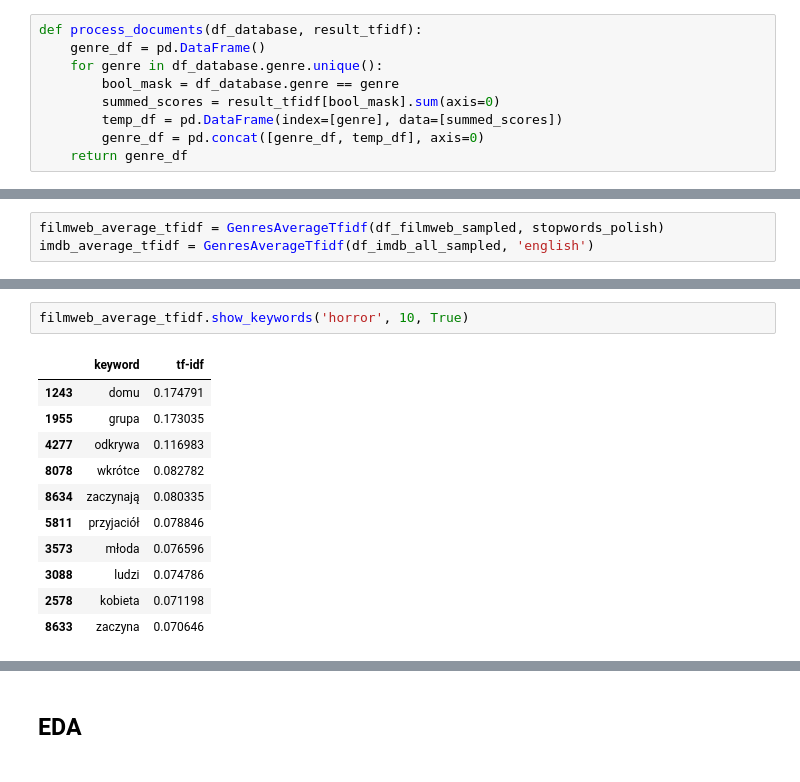
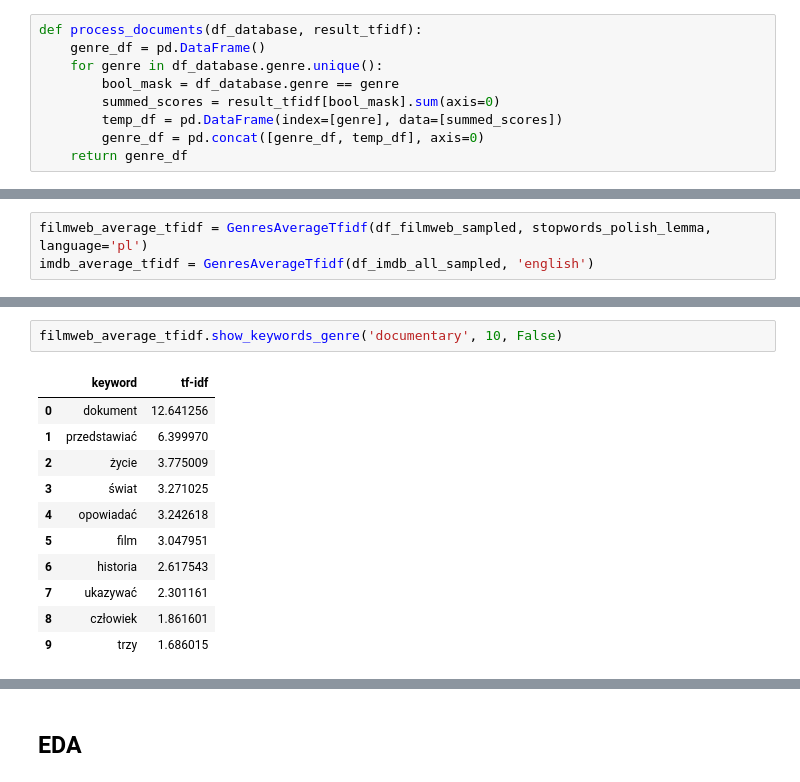
Before and after one commit to HubertRadom/Filmweb-vs-IMDB-Dashboard, a Jupyter notebook: EDA.ipynb, the cells around one changed output, grey strips where cells are left out. Cells and saved outputs as stored; diff of their text form.

```diff
--- a/EDA.ipynb
+++ b/EDA.ipynb
@@ -416,3 +511,3 @@ class GenresAverageTfidf:
 # %%
-filmweb_average_tfidf = GenresAverageTfidf(df_filmweb_sampled, stopwords_polish)
+filmweb_average_tfidf = GenresAverageTfidf(df_filmweb_sampled, stopwords_polish_lemma, language='pl')
 imdb_average_tfidf = GenresAverageTfidf(df_imdb_all_sampled, 'english')
@@ -423,15 +526,15 @@ array(['drama', 'comedy', 'horror', 'thriller'], dtype=object)
-# %%
-filmweb_average_tfidf.show_keywords('horror', 10, True)
-# %% [output]
-|  | keyword | tf-idf |
-| 1243 | domu | 0.174791 |
-| 1955 | grupa | 0.173035 |
-| 4277 | odkrywa | 0.116983 |
-| 8078 | wkrótce | 0.082782 |
-| 8634 | zaczynają | 0.080335 |
-| 5811 | przyjaciół | 0.078846 |
-| 3573 | młoda | 0.076596 |
-| 3088 | ludzi | 0.074786 |
-| 2578 | kobieta | 0.071198 |
-| 8633 | zaczyna | 0.070646 |
+# %%
+filmweb_average_tfidf.show_keywords_genre('documentary', 10, False)
+# %% [output]
+|  | keyword | tf-idf |
+| 0 | dokument | 12.641256 |
+| 1 | przedstawiać | 6.399970 |
+| 2 | życie | 3.775009 |
+| 3 | świat | 3.271025 |
+| 4 | opowiadać | 3.242618 |
+| 5 | film | 3.047951 |
+| 6 | historia | 2.617543 |
+| 7 | ukazywać | 2.301161 |
+| 8 | człowiek | 1.861601 |
+| 9 | trzy | 1.686015 |
 # %%
```
Also changed, not shown: parts of 19 cells of this notebook, 1 other file.
